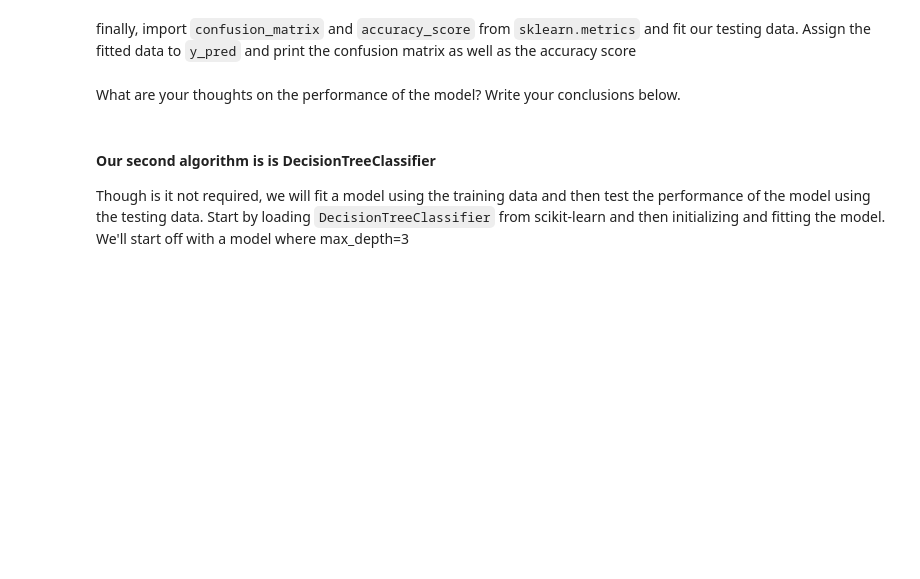
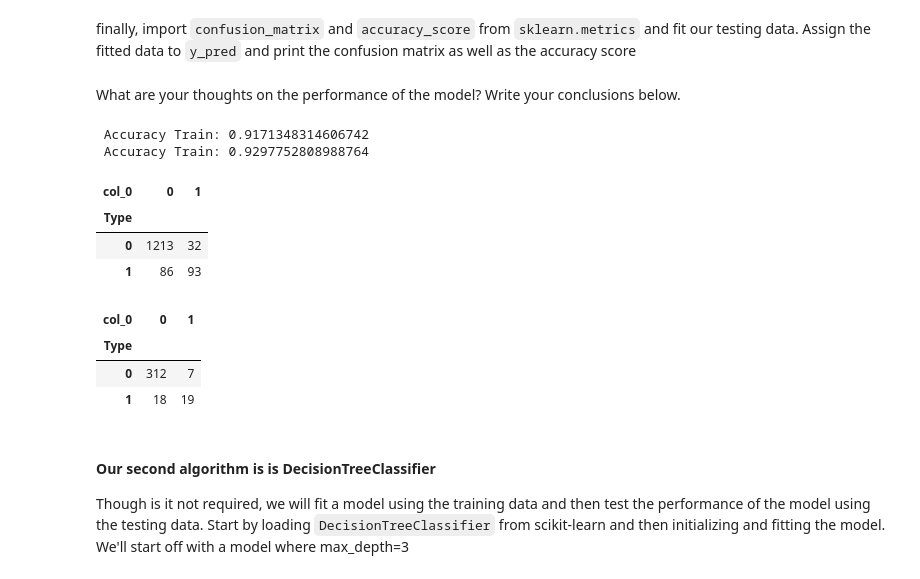
Before and after one commit to PaolaKarina/lab-supervised-learning, a Jupyter notebook: your-code/main.ipynb, the cells around one changed output. Cells and saved outputs as stored; diff of their text form; code cells hidden in the pictures; blank space fills up the shorter version.

```diff
--- a/your-code/main.ipynb
+++ b/your-code/main.ipynb
@@ -591,3 +673,26 @@ What are your thoughts on the performance of the model? Write your conclusions b
+# %%
+y_pred = web_log.predict(X_test)
+y_train_predic = web_log.predict(X_train)
+# %%
+print(f' Accuracy Train: {accuracy_score(y_train, y_train_predic)}')
+print(f' Accuracy Train: {accuracy_score(y_test, y_pred)}')
+# %% [output]
+ Accuracy Train: 0.9171348314606742
+ Accuracy Train: 0.9297752808988764
+# %%
+pd.crosstab(y_train, y_train_predic)
+# %% [output]
+| col_0 | 0 | 1 |
+| Type |  |  |
+| 0 | 1213 | 32 |
+| 1 | 86 | 93 |
+# %%
+pd.crosstab(y_test, y_pred)
+# %% [output]
+| col_0 | 0 | 1 |
+| Type |  |  |
+| 0 | 312 | 7 |
+| 1 | 18 | 19 |
 # %% [markdown]
 #### Our second algorithm is is DecisionTreeClassifier
 
```
Also changed, not shown: parts of 46 cells of this notebook.
